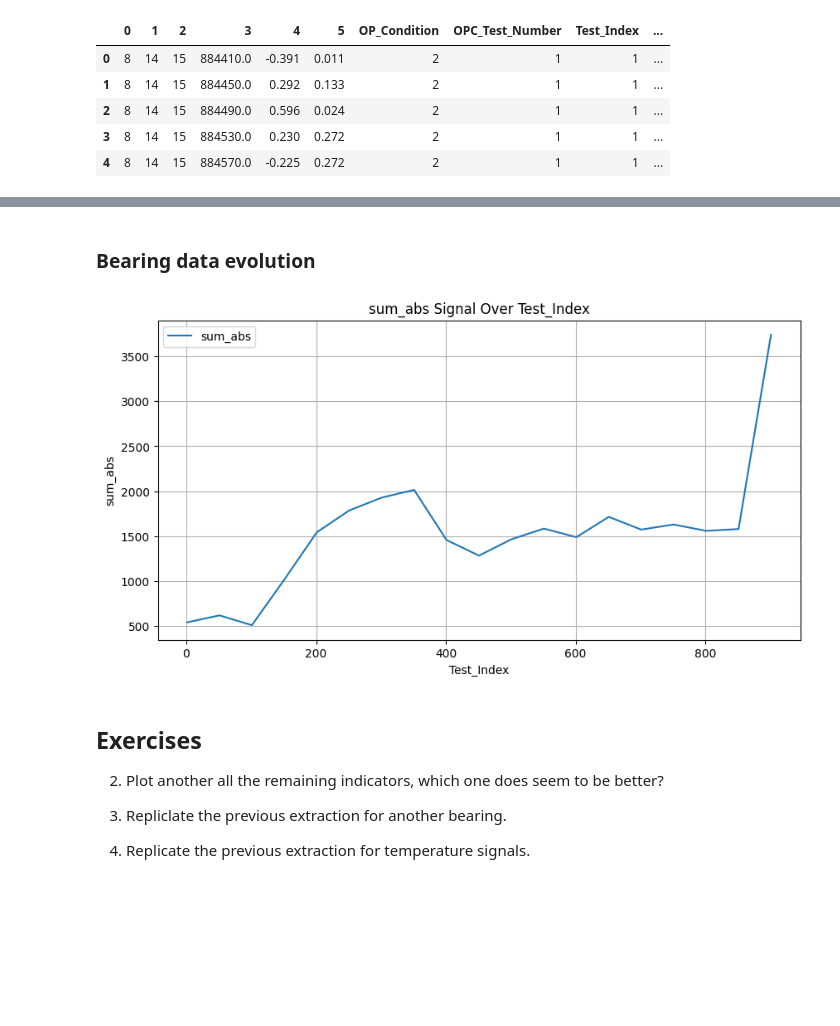
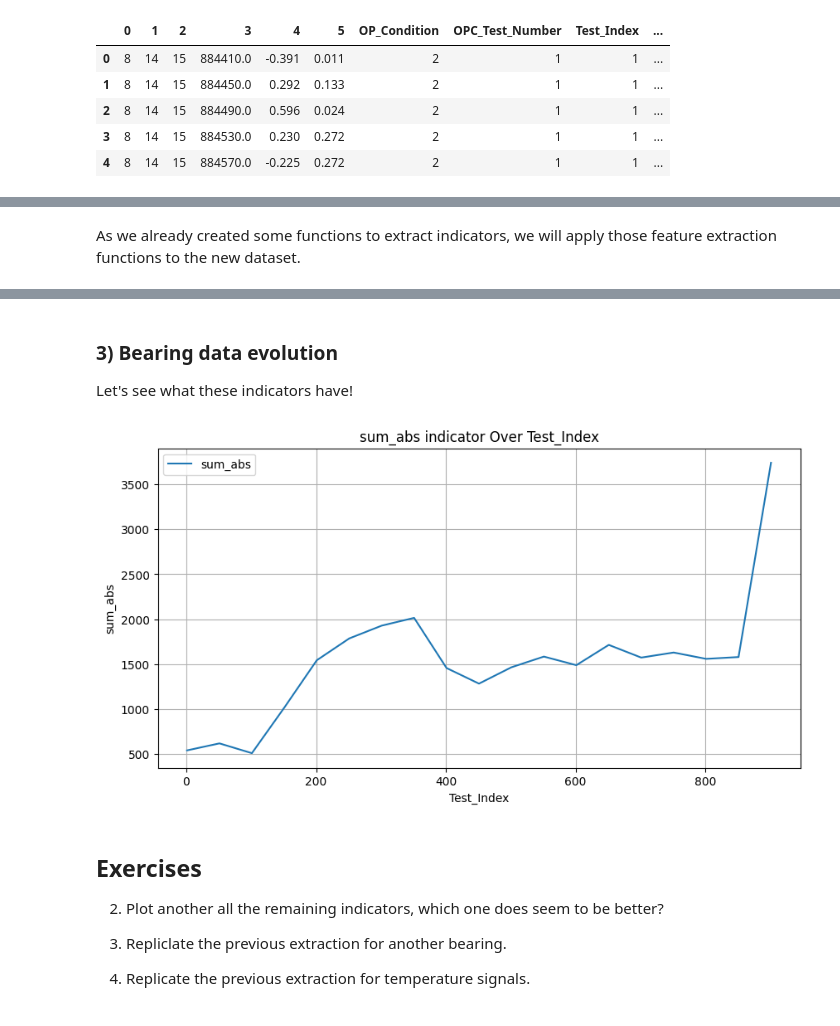
Before and after one commit to klopetx/PHM_tutorial, a Jupyter notebook: src/02.A_Feature_Extraction_I_time_domain.ipynb, the cells around one changed output, grey strips where cells are left out. Cells and saved outputs as stored; diff of their text form; code cells hidden in the pictures; blank space fills up the shorter version.

```diff
--- a/src/02.A_Feature_Extraction_I_time_domain.ipynb
+++ b/src/02.A_Feature_Extraction_I_time_domain.ipynb
@@ -114,3 +132,5 @@ Number of files read (based on one_in=50): 19
+# %% [markdown]
+As we already created some functions to extract indicators, we will apply those feature extraction functions to the new dataset.
 # %%
 vibrationKPI = aux.compute_features(vibrationDF, 5, indicators, True)
 # %%
@@ -123,13 +143,15 @@ vibrationKPI.head()
 | 3 | /content/PHM_tutorial/data/10. FE... | 2.493 | -2.172 | 1017.155 | 0.520092 | 4.793384 | 2 | 1 | Bearing2_1 | ... |
 | 4 | /content/PHM_tutorial/data/10. FE... | 3.160 | -2.940 | 1542.873 | 0.774481 | 4.080150 | 2 | 1 | Bearing2_1 | ... |
 # %% [markdown]
-### Bearing data evolution
+### 3) Bearing data evolution
+
+Let's see what these indicators have!
 # %%
 import matplotlib.pyplot as plt
 
-def plot_signal(df, x_column, y_column):
+def plot_indicator(df, x_column, y_column):
     """
-    Plot a signal from a DataFrame using the specified columns for the X and Y axes.
+    Plot a indicator from a DataFrame using the specified columns for the X and Y axes.
 
     Parameters:
     - df (pd.DataFrame): The DataFrame containing the data to plot.
@@ -138,16 +160,16 @@ def plot_signal(df, x_column, y_column):
     """
     plt.figure(figsize=(10, 5))
     plt.plot(df[x_column], df[y_column], label=y_column)
-    plt.title(f'{y_column} Signal Over {x_column}')
+    plt.title(f'{y_column} indicator Over {x_column}')
     plt.xlabel(x_column)
     plt.ylabel(y_column)
     plt.legend()
     plt.grid(True)
     plt.show()
 # %%
-plot_signal(vibrationKPI, 'Test_Index', 'sum_abs')
+plot_indicator(vibrationKPI, 'Test_Index', 'sum_abs')
 # %% [output]
-[figure, old version]
+[figure, new version]
 # %% [markdown]
 ## Exercises
 
```
Also changed, not shown: parts of 12 cells of this notebook.
